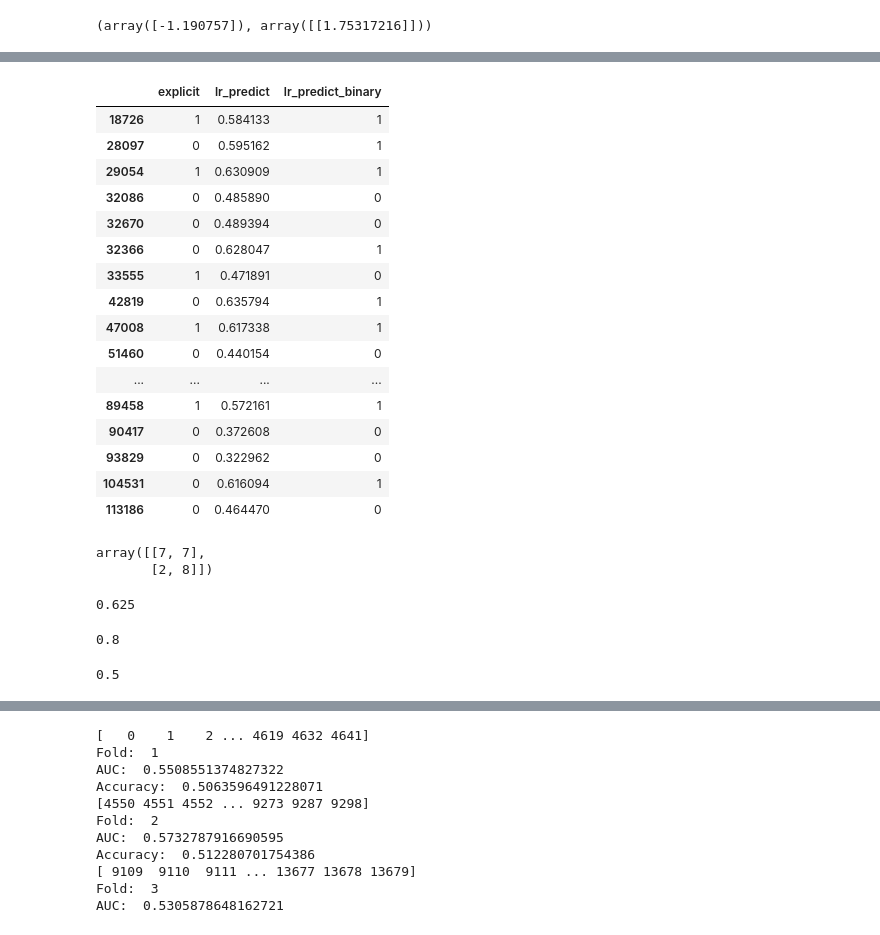
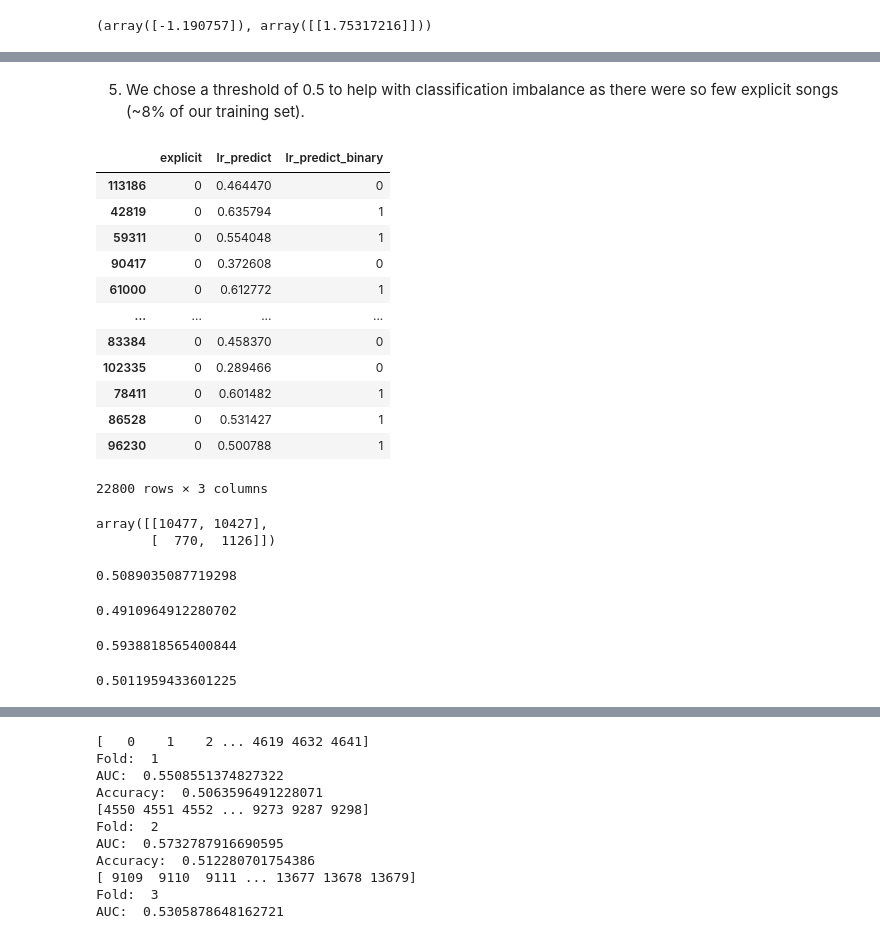
Before and after one commit to rghosh1353/spotify_genre_proj, a Jupyter notebook: Check_in_3_LogisticRegression.ipynb, the cells around one changed output, grey strips where cells are left out. Cells and saved outputs as stored; diff of their text form; code cells hidden in the pictures.

```diff
--- a/Check_in_3_LogisticRegression.ipynb
+++ b/Check_in_3_LogisticRegression.ipynb
@@ -104,67 +115,70 @@ val_spotify.sample(10)
+# %% [markdown]
+5. We chose a threshold of 0.5 to help with classification imbalance as there were so few explicit songs (~8% of our training set).
 # %%
-sample_index = [18726, 28097, 29054, 32086, 32670, 32366,
-                33555, 42819, 47008, 51460, 59311, 60383,
-                60877, 61000, 61024, 68154, 70999, 71790,
-                72713, 89458, 90417, 93829, 104531, 113186,]  # Sample indices with both 0 and 1 for explicit
-spotify_val_sample = val_spotify.loc[sample_index,:]  # Subset the validation data using the sample indices
+# sample_index = [18726, 28097, 29054, 32086, 32670, 32366,
+                # 33555, 42819, 47008, 51460, 59311, 60383,
+                # 60877, 61000, 61024, 68154, 70999, 71790,
+                # 72713, 89458, 90417, 93829, 104531, 113186,]  # Sample indices with both 0 and 1 for explicit
+#spotify_val_sample = val_spotify.loc[sample_index,:]  # Subset the validation data using the sample indices
 
 threshold = 0.5  # Set the threshold for binary classification
 
 # Proceed with the prediction
 pred_spotify_sample = pd.DataFrame(dict(
-    explicit = spotify_val_sample['explicit'],
-    lr_predict = lr_train.predict_proba(spotify_val_sample[['energy']])[:, 1],  # Probabilities for 'explicit' class (1)
-    lr_predict_binary = (lr_train.predict_proba(spotify_val_sample[['energy']])[:, 1] >= threshold).astype(int)  # Binary predictions (0 or 1)
+    explicit = val_spotify['explicit'],
+    lr_predict = lr_train.predict_proba(val_spotify[['energy']])[:, 1],  # Probabilities for 'explicit' class (1)
+    lr_predict_binary = (lr_train.predict_proba(val_spotify[['energy']])[:, 1] >= threshold).astype(int)  # Binary predictions (0 or 1)
 ))
 
 # Display the observed vs predicted table
 pred_spotify_sample
 # %% [output]
 |  | explicit | lr_predict | lr_predict_binary |
-| 18726 | 1 | 0.584133 | 1 |
-| 28097 | 0 | 0.595162 | 1 |
-| 29054 | 1 | 0.630909 | 1 |
-| 32086 | 0 | 0.485890 | 0 |
-| 32670 | 0 | 0.489394 | 0 |
-| 32366 | 0 | 0.628047 | 1 |
-| 33555 | 1 | 0.471891 | 0 |
+| 113186 | 0 | 0.464470 | 0 |
 | 42819 | 0 | 0.635794 | 1 |
-| 47008 | 1 | 0.617338 | 1 |
-| 51460 | 0 | 0.440154 | 0 |
+| 59311 | 0 | 0.554048 | 1 |
+| 90417 | 0 | 0.372608 | 0 |
+| 61000 | 0 | 0.612772 | 1 |
 | ... | ... | ... | ... |
-| 89458 | 1 | 0.572161 | 1 |
-| 90417 | 0 | 0.372608 | 0 |
-| 93829 | 0 | 0.322962 | 0 |
-| 104531 | 0 | 0.616094 | 1 |
-| 113186 | 0 | 0.464470 | 0 |
+| 83384 | 0 | 0.458370 | 0 |
+| 102335 | 0 | 0.289466 | 0 |
+| 78411 | 0 | 0.601482 | 1 |
+| 86528 | 0 | 0.531427 | 1 |
+| 96230 | 0 | 0.500788 | 1 |
+22800 rows × 3 columns
 # %%
 # Create Confusion Matrix
 conf_lr = confusion_matrix(y_true=pred_spotify_sample['explicit'], y_pred=pred_spotify_sample['lr_predict_binary'])
 conf_lr
 # %% [output]
-array([[7, 7],
-       [2, 8]])
+array([[10477, 10427],
+       [  770,  1126]])
 # %%
-# Prediction Accuracy Assessment
+# Prediction Accuracy
 # Both of the lines below should print the same thing
 (conf_lr[0,0] + conf_lr[1,1]) / conf_lr.sum()
 accuracy_score(y_true=pred_spotify_sample['explicit'], y_pred=pred_spotify_sample['lr_predict_binary'])
 # %% [output]
-0.625
+0.5089035087719298
+# %%
+# Prediction Error
+(conf_lr[0,1] + conf_lr[1,0])/conf_lr.sum()
+# %% [output]
+0.4910964912280702
 # %%
 # Sensitivity (TPR)
 # Both of the lines below should print the same thing
 conf_lr[1,1] / conf_lr[1,:].sum()
 recall_score(y_true=pred_spotify_sample['explicit'], y_pred=pred_spotify_sample['lr_predict_binary'])
 # %% [output]
-0.8
+0.5938818565400844
 # %%
 # Specificity (TNR)
 # Both of the lines below should print the same thing
 conf_lr[0,0] / conf_lr[0,:].sum()
 recall_score(y_true=pred_spotify_sample['explicit'], y_pred=pred_spotify_sample['lr_predict_binary'], pos_label=0)
 # %% [output]
-0.5
+0.5011959433601225
 # %%
 # Predicted Probability Densities
 # Using a histogram because there are so few samples
```
Also changed, not shown: parts of 8 cells of this notebook.
